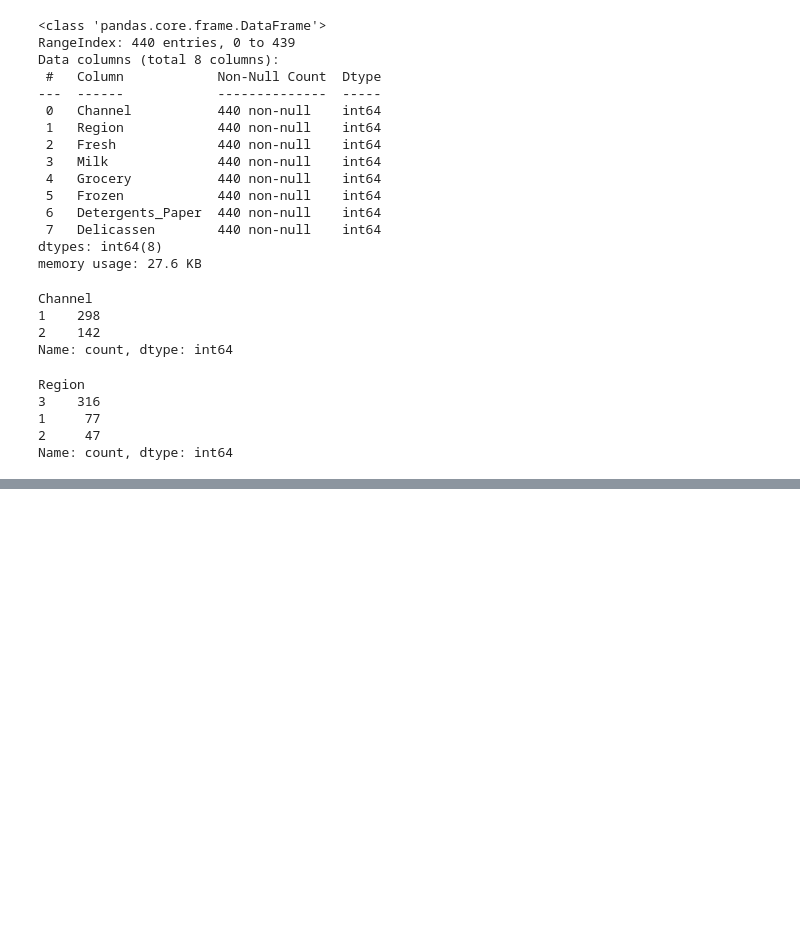
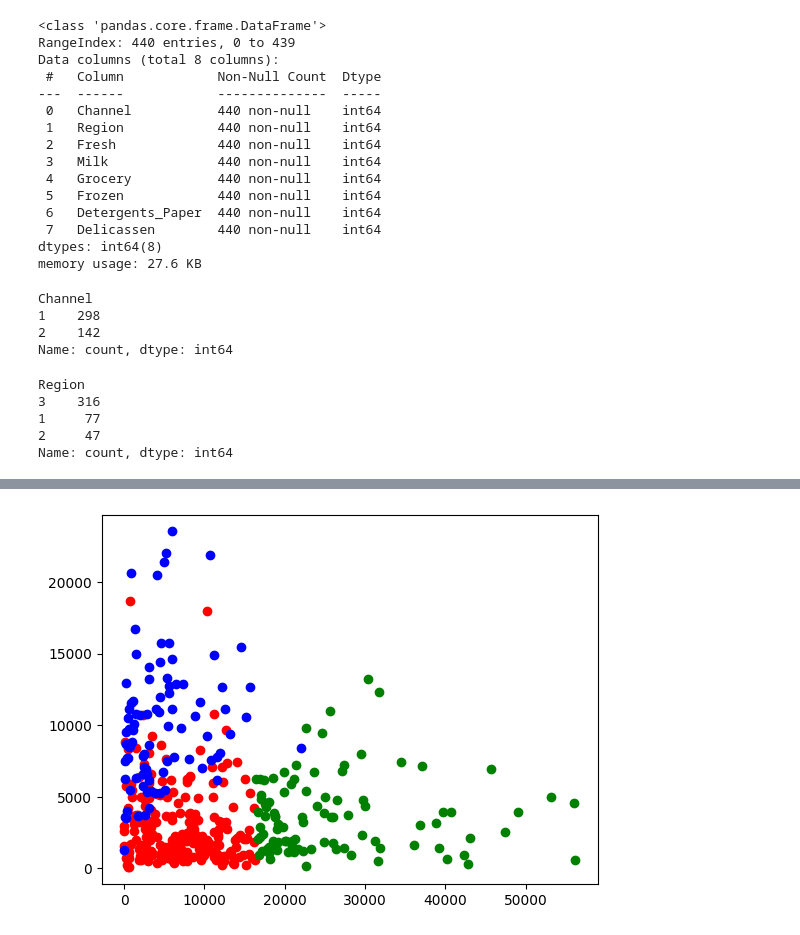
Before and after one commit to NurmukhamedKZ/Data-Projects, a Jupyter notebook: Customers/customers.ipynb, the cells around one changed output, grey strips where cells are left out. Drawn from its saved outputs; the diff is of its cells as text; code cells hidden in the pictures; blank space fills up the shorter version.

```diff
--- a/Customers/customers.ipynb
+++ b/Customers/customers.ipynb
@@ -58,0 +103,7 @@ Name: count, dtype: int64
+# %%
+model_kmeans = KMeans(n_clusters=3,random_state=2, init="k-means++", max_iter=100)
+model_kmeans.fit(customers_clean)
+
+
+customers_clean['cluster'] = model_kmeans.labels_
+customers_clean.head()
@@ -58,0 +117,13 @@ Name: count, dtype: int64
+# %%
+colors = ["red","green","blue","yellow"]
+clusters = {i: [] for i in range(3)}
+
+for i, row in customers_clean.iterrows():
+    clusters[row["cluster"]].append(row)
+
+clusters
+for i in clusters:
+    for series in clusters[i]:
+        plt.scatter(x=series.iloc[2], y=series.iloc[3], color=colors[i])
+# %% [output]
+[figure, added]
```
Also changed, not shown: parts of 22 cells of this notebook, 7 other files.
